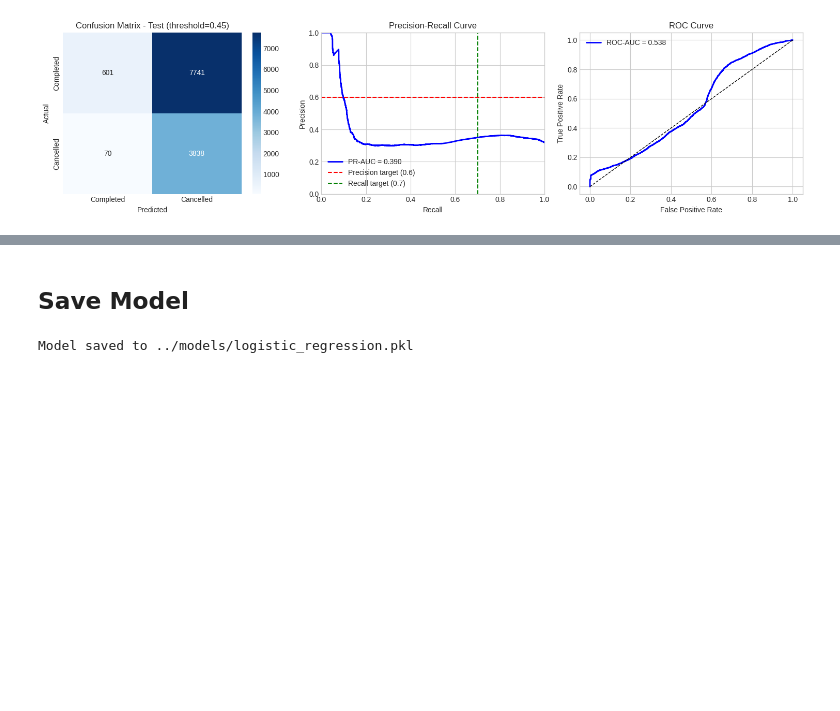
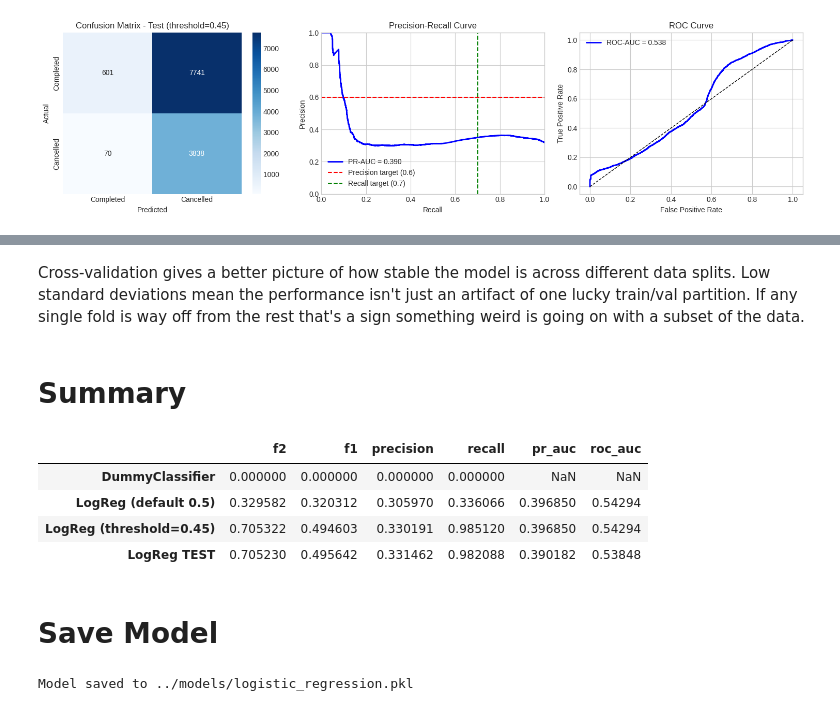
Before and after one commit to amaldu/uber-ride-cancellation-prediction, a Jupyter notebook: uber-analysis/notebooks/07_baseline_logistic_regression.ipynb, the cells around one changed output, grey strips where cells are left out. Saved outputs shown, nothing was run; the diff lists cells and outputs as text; code cells hidden in the pictures; blank space fills up the shorter version.

```diff
--- a/uber-analysis/notebooks/07_baseline_logistic_regression.ipynb
+++ b/uber-analysis/notebooks/07_baseline_logistic_regression.ipynb
@@ -117,26 +195,0 @@ def plot_evaluation(y_true, y_pred, y_prob, title=""):
-# %%
-def find_optimal_threshold(y_true, y_prob, beta=2):
-
-    thresholds = np.arange(0.1, 0.9, 0.01)
-    best_threshold = 0.5
-    best_f_beta = 0
-
-    results = []
-    for thresh in thresholds:
-        y_pred = (y_prob >= thresh).astype(int)
-        f_beta = fbeta_score(y_true, y_pred, beta=beta)
-        precision = precision_score(y_true, y_pred, zero_division=0)
-        recall = recall_score(y_true, y_pred, zero_division=0)
-
-        results.append({
-            'threshold': thresh,
-            'f_beta': f_beta,
-            'precision': precision,
-            'recall': recall
-        })
-
-        if f_beta > best_f_beta:
-            best_f_beta = f_beta
-            best_threshold = thresh
-
-    return best_threshold, best_f_beta, pd.DataFrame(results)
@@ -310,5 +335,30 @@ plt.show()
+# %% [markdown]
+Cross-validation gives a better picture of how stable the model is across different data splits. Low standard deviations mean the performance isn't just an artifact of one lucky train/val partition. If any single fold is way off from the rest that's a sign something weird is going on with a subset of the data.
+# %% [markdown]
+# Summary
+# %%
+summary = pd.DataFrame([
+    {"model": "DummyClassifier", **dummy_metrics.iloc[0].to_dict()},
+    {"model": f"LogReg (default 0.5)", **val_metrics},
+    {"model": f"LogReg (threshold={optimal_threshold:.2f})", **val_metrics_opt},
+    {"model": f"LogReg TEST", **test_metrics},
+]).drop(columns=["model"], errors="ignore")
+
+summary.index = [
+    "DummyClassifier",
+    "LogReg (default 0.5)",
+    f"LogReg (threshold={optimal_threshold:.2f})",
+    "LogReg TEST"
+]
+summary
+# %% [output]
+|  | f2 | f1 | precision | recall | pr_auc | roc_auc |
+| DummyClassifier | 0.000000 | 0.000000 | 0.000000 | 0.000000 | NaN | NaN |
+| LogReg (default 0.5) | 0.329582 | 0.320312 | 0.305970 | 0.336066 | 0.396850 | 0.54294 |
+| LogReg (threshold=0.45) | 0.705322 | 0.494603 | 0.330191 | 0.985120 | 0.396850 | 0.54294 |
+| LogReg TEST | 0.705230 | 0.495642 | 0.331462 | 0.982088 | 0.390182 | 0.53848 |
 # %% [markdown]
-## Save Model
+# Save Model
 # %%
 model_dir = "../models"
 os.makedirs(model_dir, exist_ok=True)
```
Also changed, not shown: parts of 41 cells of this notebook.
